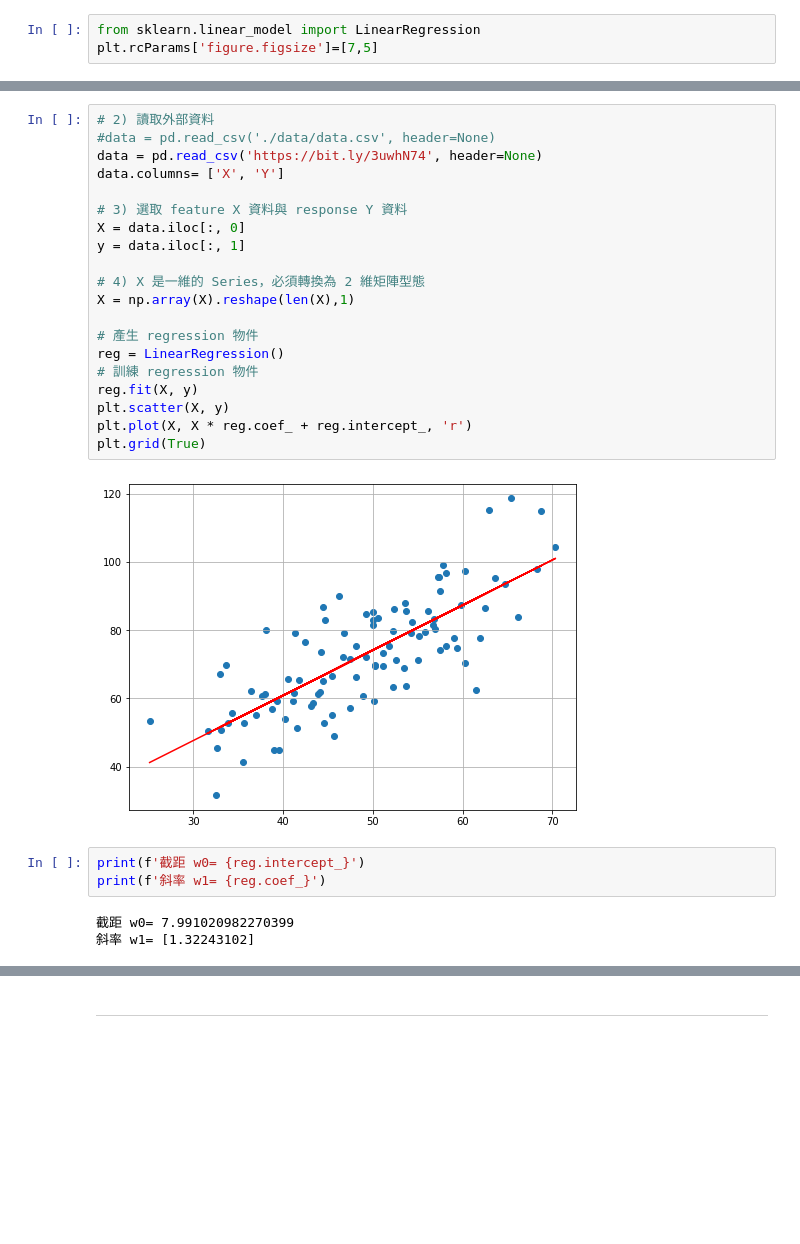
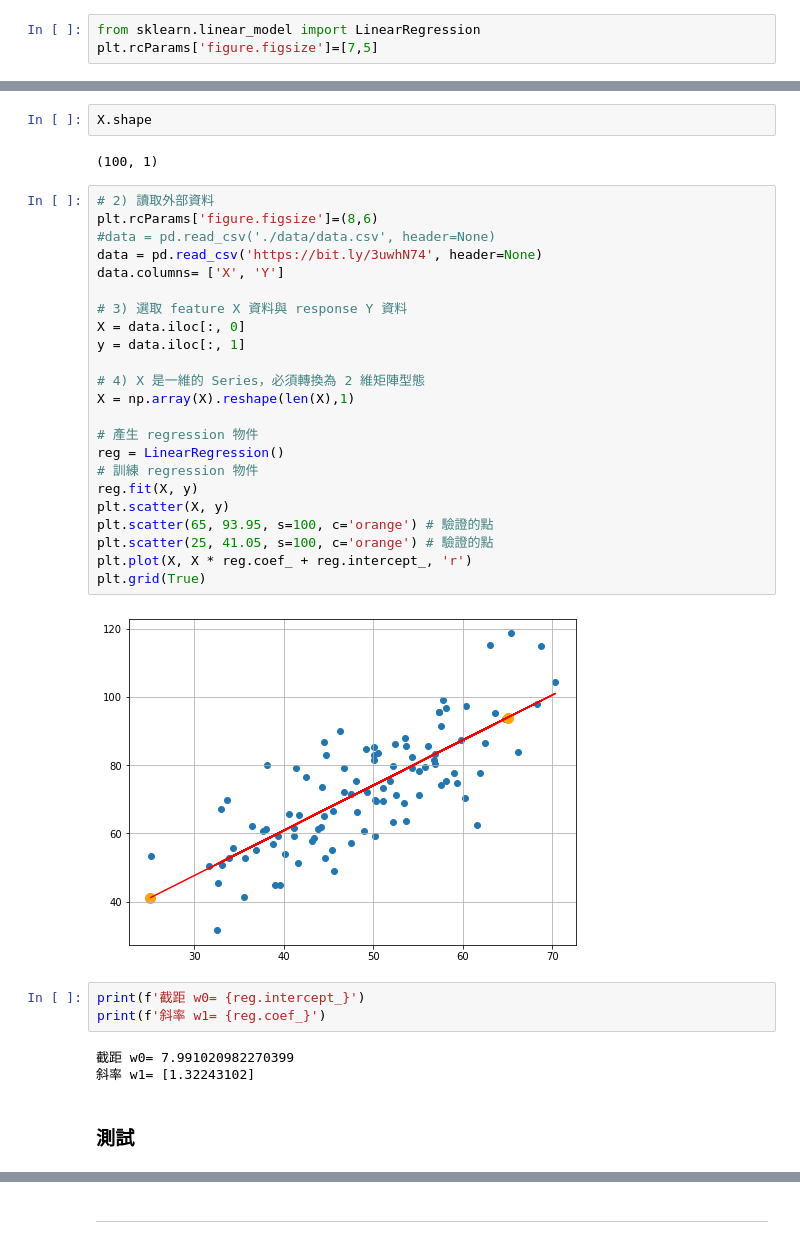
Before and after one commit to th0041/Machine-Learning-Code, a Jupyter notebook: Regression迴歸模型_1.ipynb, the cells around one changed output, grey strips where cells are left out. Saved outputs shown, nothing was run; the diff lists cells and outputs as text; blank space fills up the shorter version.

```diff
--- a/Regression迴歸模型_1.ipynb
+++ b/Regression迴歸模型_1.ipynb
@@ -201,28 +212,37 @@ plt.rcParams['figure.figsize']=[7,5]
+# %%
+X.shape
+# %% [output]
+(100, 1)
 # %%
 # 2) 讀取外部資料
+plt.rcParams['figure.figsize']=(8,6)
 #data = pd.read_csv('./data/data.csv', header=None)
 data = pd.read_csv('https://bit.ly/3uwhN74', header=None)
 data.columns= ['X', 'Y']
 
 # 3) 選取 feature X 資料與 response Y 資料
 X = data.iloc[:, 0]
 y = data.iloc[:, 1]
 
 # 4) X 是一維的 Series，必須轉換為 2 維矩陣型態
 X = np.array(X).reshape(len(X),1)
 
 # 產生 regression 物件
 reg = LinearRegression()
 # 訓練 regression 物件
 reg.fit(X, y)
 plt.scatter(X, y)
+plt.scatter(65, 93.95, s=100, c='orange') # 驗證的點
+plt.scatter(25, 41.05, s=100, c='orange') # 驗證的點
 plt.plot(X, X * reg.coef_ + reg.intercept_, 'r')
 plt.grid(True)
 # %% [output]
-[figure, old version]
+[figure, new version]
 # %%
 print(f'截距 w0= {reg.intercept_}')
 print(f'斜率 w1= {reg.coef_}')
 # %% [output]
 截距 w0= 7.991020982270399
 斜率 w1= [1.32243102]
+# %% [markdown]
+### 測試
```
Also changed, not shown: parts of 4 cells of this notebook.
